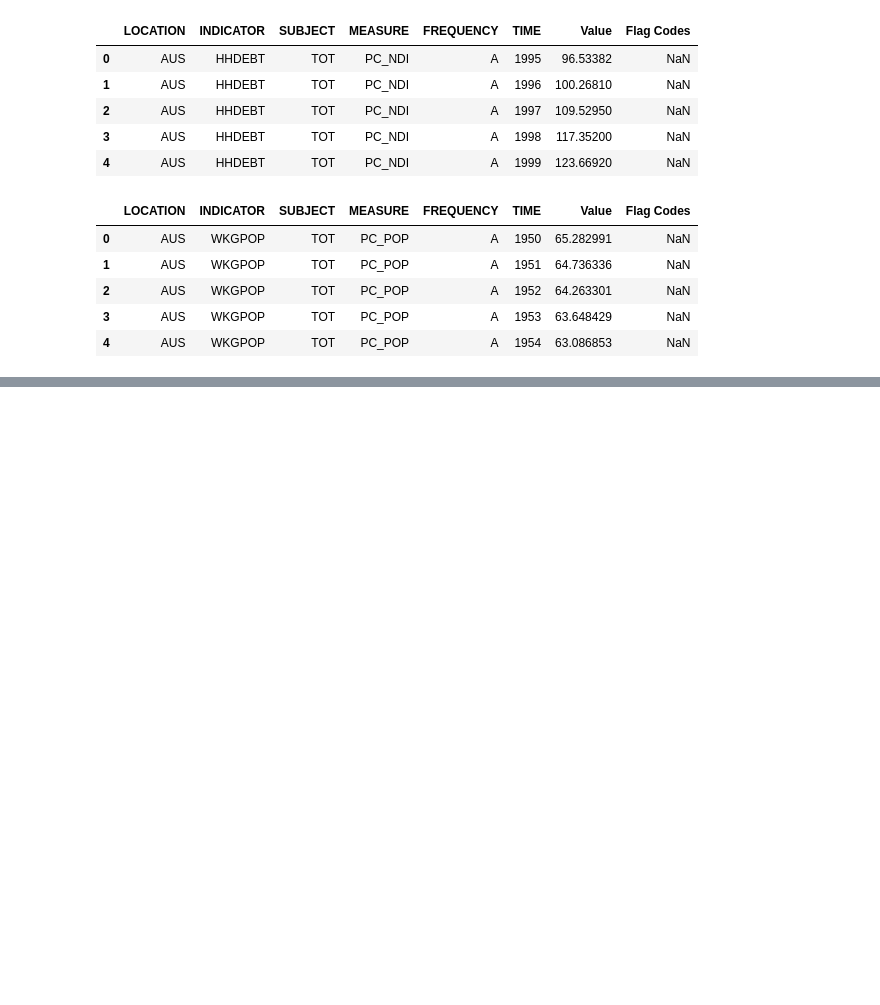
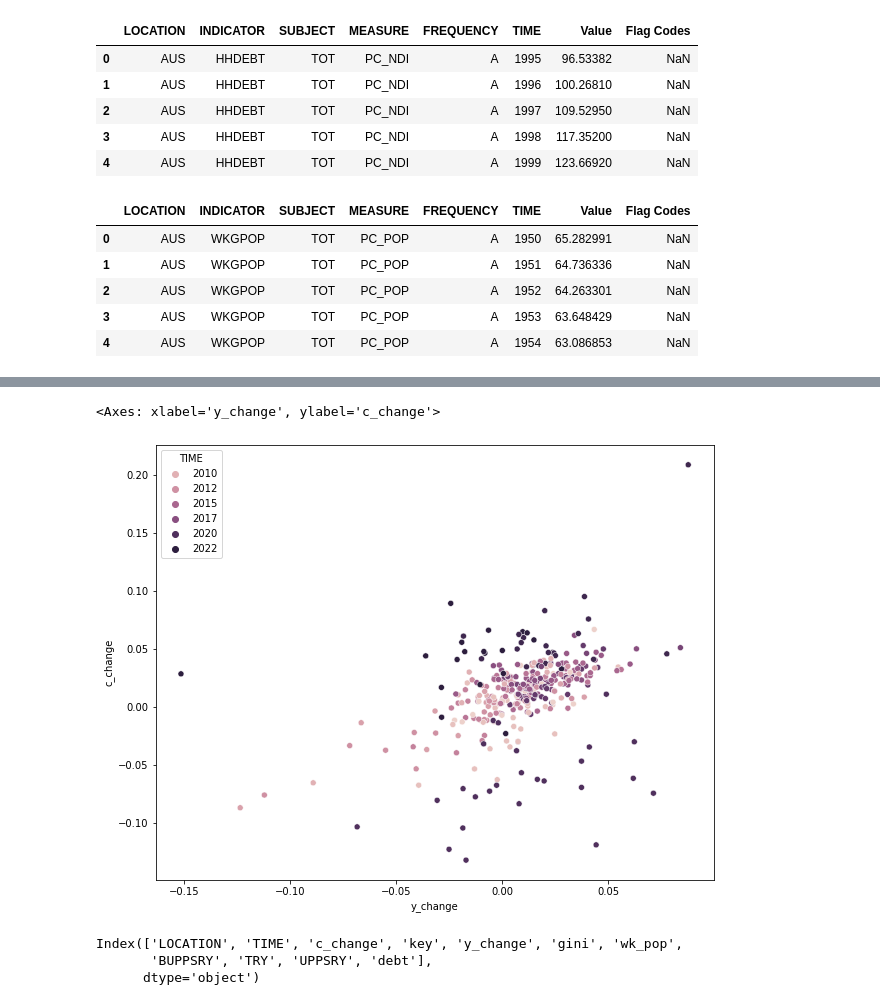
Before and after one commit to danielgsura/macro, a Jupyter notebook: GDP/mpc/MPC_calculation_OECD.ipynb, the cells around one changed output, grey strips where cells are left out. Saved outputs shown, nothing was run; the diff lists cells and outputs as text; code cells hidden in the pictures; blank space fills up the shorter version.

```diff
--- a/GDP/mpc/MPC_calculation_OECD.ipynb
+++ b/GDP/mpc/MPC_calculation_OECD.ipynb
@@ -75,0 +246,12 @@ df_pop.head()
+# %%
+plt.figure(figsize = (10,8))
+sns.scatterplot(data = df_m1, x = 'y_change', y='c_change', hue = 'TIME')
+# %% [output]
+<Axes: xlabel='y_change', ylabel='c_change'>
+[figure, added]
+# %%
+df_m5.columns
+# %% [output]
+Index(['LOCATION', 'TIME', 'c_change', 'key', 'y_change', 'gini', 'wk_pop',
+       'BUPPSRY', 'TRY', 'UPPSRY', 'debt'],
+      dtype='object')
```
Also changed, not shown: parts of 31 cells of this notebook, 13 other files.
